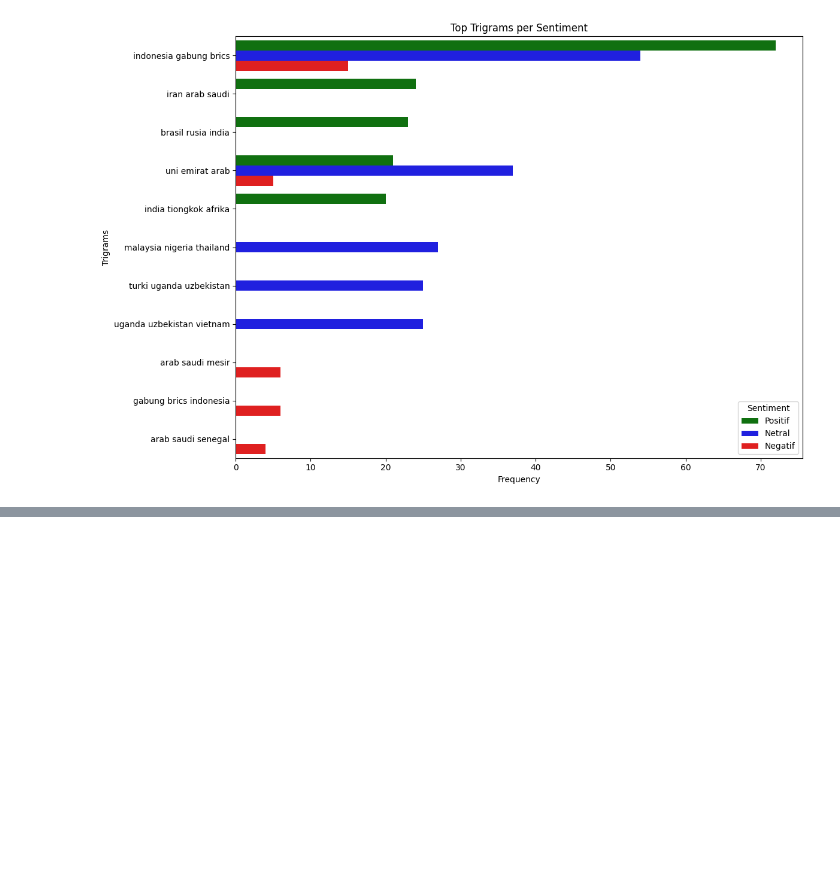
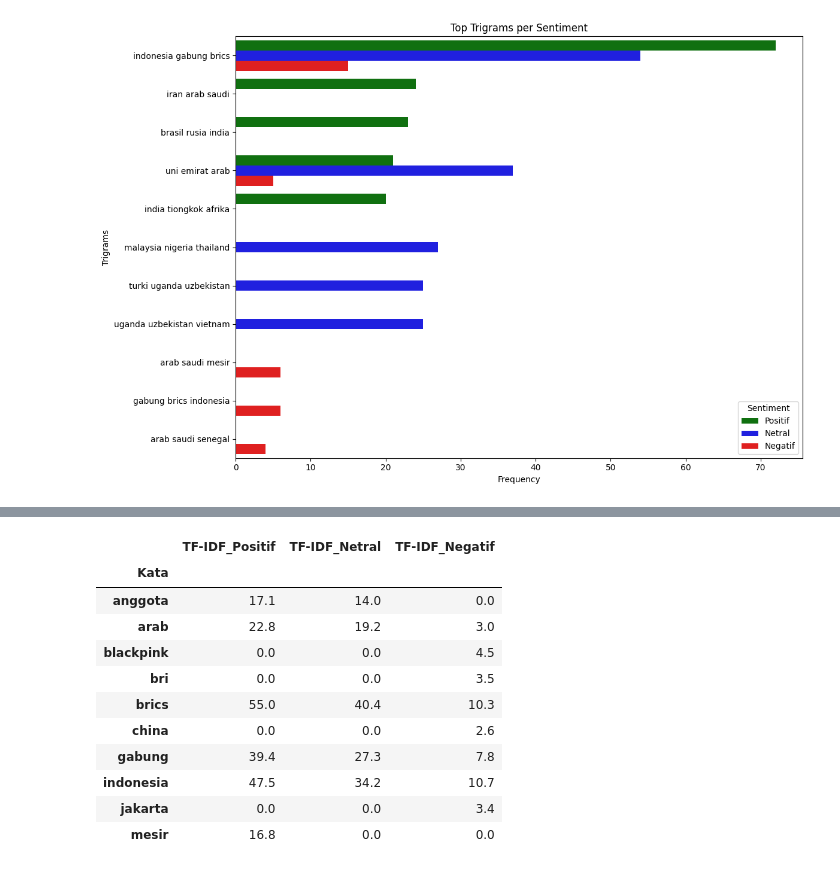
Before and after one commit to Azuredeer/sentiment_analysis_brics, a Jupyter notebook: cleaning_data.ipynb, the cells around one changed output, grey strips where cells are left out. Cells and saved outputs as stored; diff of their text form; code cells hidden in the pictures; blank space fills up the shorter version.

```diff
--- a/cleaning_data.ipynb
+++ b/cleaning_data.ipynb
@@ -827,2 +982,52 @@ plt.show()
+# %%
+from sklearn.feature_extraction.text import TfidfVectorizer
+
+# Fungsi untuk mendapatkan nilai TF-IDF berdasarkan sentimen
+def get_tfidf(data, sentimen, top_n=10):
+    # Filter data berdasarkan sentimen
+    sentimen_data = data[data['sentimen'] == sentimen]
+
+    # Inisialisasi TfidfVectorizer untuk unigram
+    vectorizer = TfidfVectorizer()
+    tfidf_matrix = vectorizer.fit_transform(sentimen_data['stemming_text'])
+
+    # Mendapatkan kata dan nilai TF-IDF
+    words = vectorizer.get_feature_names_out()
+    tfidf_scores = tfidf_matrix.sum(axis=0).A1
+    tfidf_dict = dict(zip(words, tfidf_scores))
+
+    # Mengurutkan kata berdasarkan nilai TF-IDF dan mengambil top-n kata
+    sorted_tfidf = sorted(tfidf_dict.items(), key=lambda x: x[1], reverse=True)[:top_n]
+    return dict(sorted_tfidf)
+
+# Mendapatkan nilai TF-IDF untuk setiap sentimen
+top_tfidf_positif = get_tfidf(data, 'Positif')
+top_tfidf_netral = get_tfidf(data, 'Netral')
+top_tfidf_negatif = get_tfidf(data, 'Negatif')
+
+# Membuat DataFrame untuk setiap sentimen dan menggabungkannya
+df_tfidf_positif = pd.DataFrame(list(top_tfidf_positif.items()), columns=['Kata', 'TF-IDF_Positif']).set_index('Kata')
+df_tfidf_netral = pd.DataFrame(list(top_tfidf_netral.items()), columns=['Kata', 'TF-IDF_Netral']).set_index('Kata')
+df_tfidf_negatif = pd.DataFrame(list(top_tfidf_negatif.items()), columns=['Kata', 'TF-IDF_Negatif']).set_index('Kata')
+
+# Menggabungkan DataFrame berdasarkan indeks (kata)
+df_tfidf_combined = df_tfidf_positif.join(df_tfidf_netral, how='outer').join(df_tfidf_negatif, how='outer').fillna(0)
+
+# Membatasi angka di belakang koma menjadi 1 digit
+df_tfidf_combined = df_tfidf_combined.round(1)
+df_tfidf_combined.head(10)
+# %% [output]
+|  | TF-IDF_Positif | TF-IDF_Netral | TF-IDF_Negatif |
+| Kata |  |  |  |
+| anggota | 17.1 | 14.0 | 0.0 |
+| arab | 22.8 | 19.2 | 3.0 |
+| blackpink | 0.0 | 0.0 | 4.5 |
+| bri | 0.0 | 0.0 | 3.5 |
+| brics | 55.0 | 40.4 | 10.3 |
+| china | 0.0 | 0.0 | 2.6 |
+| gabung | 39.4 | 27.3 | 7.8 |
+| indonesia | 47.5 | 34.2 | 10.7 |
+| jakarta | 0.0 | 0.0 | 3.4 |
+| mesir | 16.8 | 0.0 | 0.0 |
 # %%
 data.to_csv("dataset sentimen/brics_processing.csv", index=False)
```
Also changed, not shown: parts of 3 cells of this notebook.
